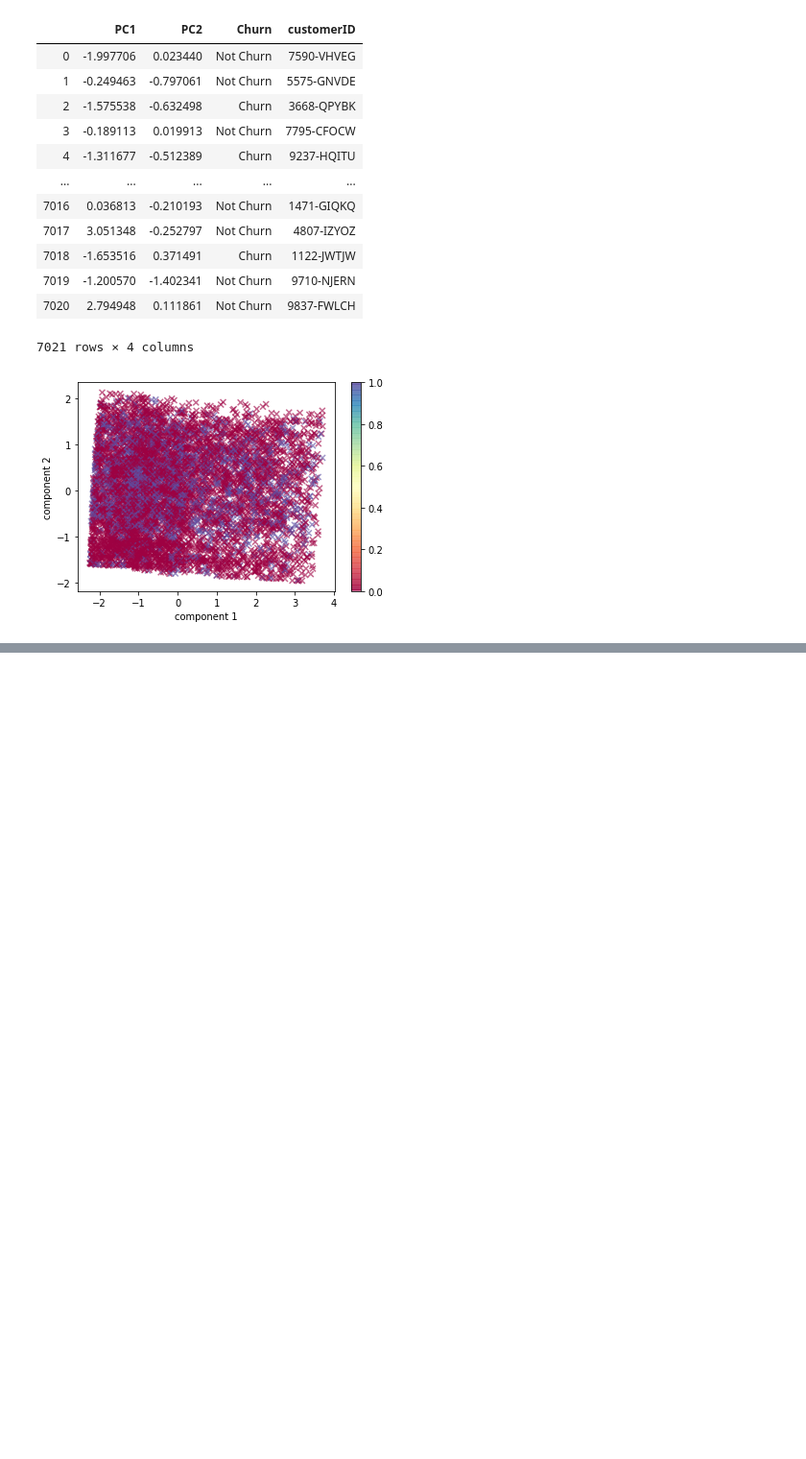
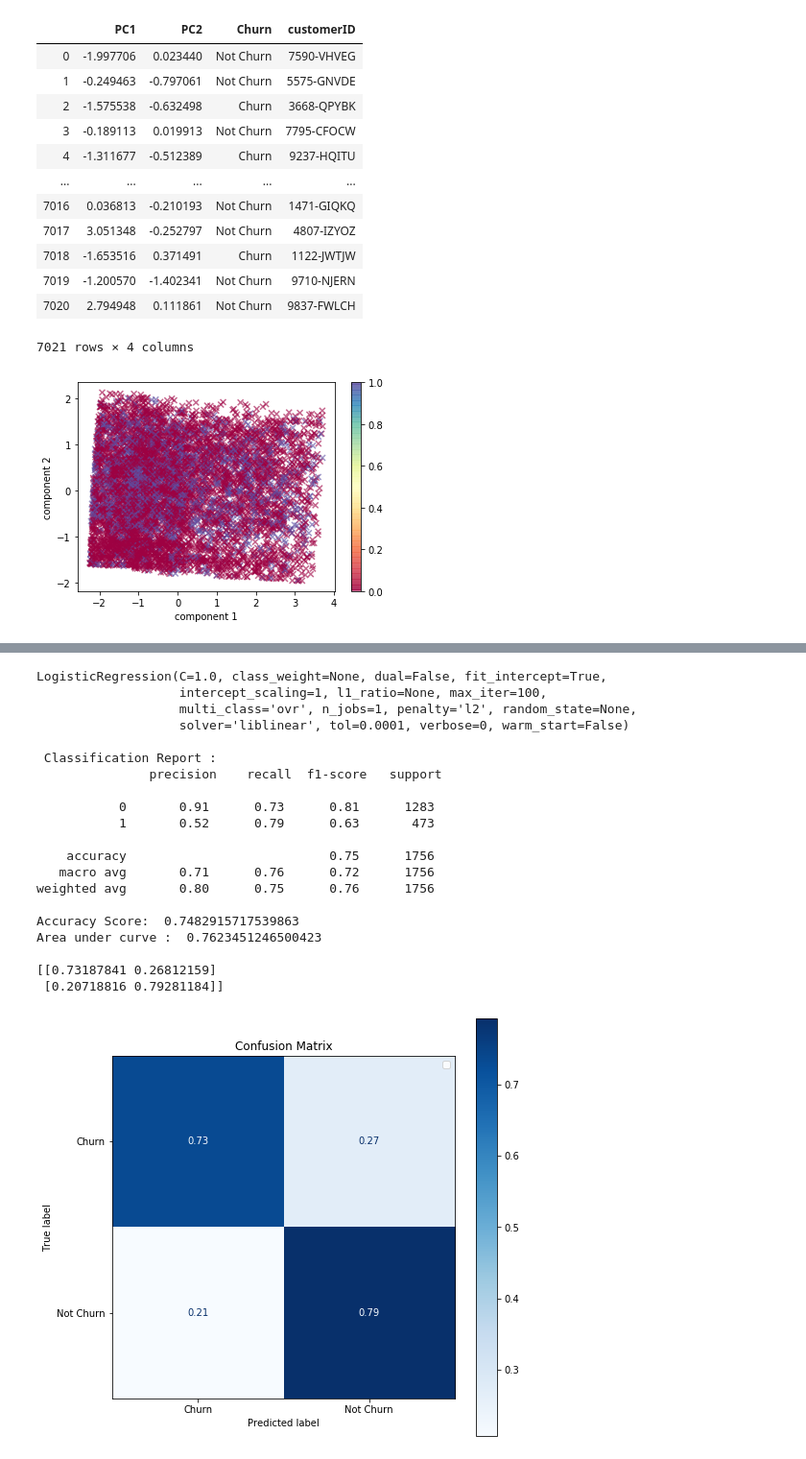
Before and after one commit to Carterbouley/Churn-prediction, a Jupyter notebook: CustomerAttrition.ipynb, the cells around one changed output, grey strips where cells are left out. Shown: that part at 96% size. Drawn from its saved outputs; the diff is of its cells as text; code cells hidden in the pictures; blank space fills up the shorter version.

```diff
--- a/CustomerAttrition.ipynb
+++ b/CustomerAttrition.ipynb
@@ -328,7 +328,7 @@ from sklearn.metrics import precision_score,recall_score
 #splitting train and test data
 train,test = train_test_split(df,test_size = .25 ,random_state = 111)
 # %%
-def telecom_churn_prediction(algorithm, training_x, testing_x, training_y, testing_y, cols, cf, threshold_plot):
+def telecom_churn_prediction(algorithm, training_x, testing_x, training_y, testing_y, cols, cf):
 
     #model
     algorithm.fit(training_x, training_y)
@@ -397,0 +427,51 @@ TypeError: telecom_churn_prediction() missing 1 required positional argument: 't
+# %%
+from imblearn.over_sampling import SMOTE
+
+cols    = [i for i in df.columns if i not in Id_col+target_col]
+
+smote_X = df[cols]
+smote_Y = df[target_col]
+
+#Split train and test data
+smote_train_X,smote_test_X,smote_train_Y,smote_test_Y = train_test_split(smote_X,smote_Y,
+                                                                         test_size = .25 ,
+                                                                         random_state = 111)
+
+#oversampling minority class using smote
+os = SMOTE(random_state = 0)
+os_smote_X,os_smote_Y = os.fit_sample(smote_train_X,smote_train_Y)
+os_smote_X = pd.DataFrame(data = os_smote_X,columns=cols)
+os_smote_Y = pd.DataFrame(data = os_smote_Y,columns=target_col)
+###
+
+
+
+logit_smote = LogisticRegression(C=1.0, class_weight=None, dual=False, fit_intercept=True,
+          intercept_scaling=1, max_iter=100, multi_class='ovr', n_jobs=1,
+          penalty='l2', random_state=None, solver='liblinear', tol=0.0001,
+          verbose=0, warm_start=False)
+
+telecom_churn_prediction(logit_smote,os_smote_X,test_X,os_smote_Y,test_Y,
+                         cols,"coefficients")
+# %% [output]
+LogisticRegression(C=1.0, class_weight=None, dual=False, fit_intercept=True,
+                   intercept_scaling=1, l1_ratio=None, max_iter=100,
+                   multi_class='ovr', n_jobs=1, penalty='l2', random_state=None,
+                   solver='liblinear', tol=0.0001, verbose=0, warm_start=False)
+
+ Classification Report :
+               precision    recall  f1-score   support
+
+           0       0.91      0.73      0.81      1283
+           1       0.52      0.79      0.63       473
+
+    accuracy                           0.75      1756
+   macro avg       0.71      0.76      0.72      1756
+weighted avg       0.80      0.75      0.76      1756
+
+Accuracy Score:  0.7482915717539863
+Area under curve :  0.7623451246500423
+
+[[0.73187841 0.26812159]
+ [0.20718816 0.79281184]]
+[figure, added]
```
Also changed, not shown: parts of 5 cells of this notebook.
